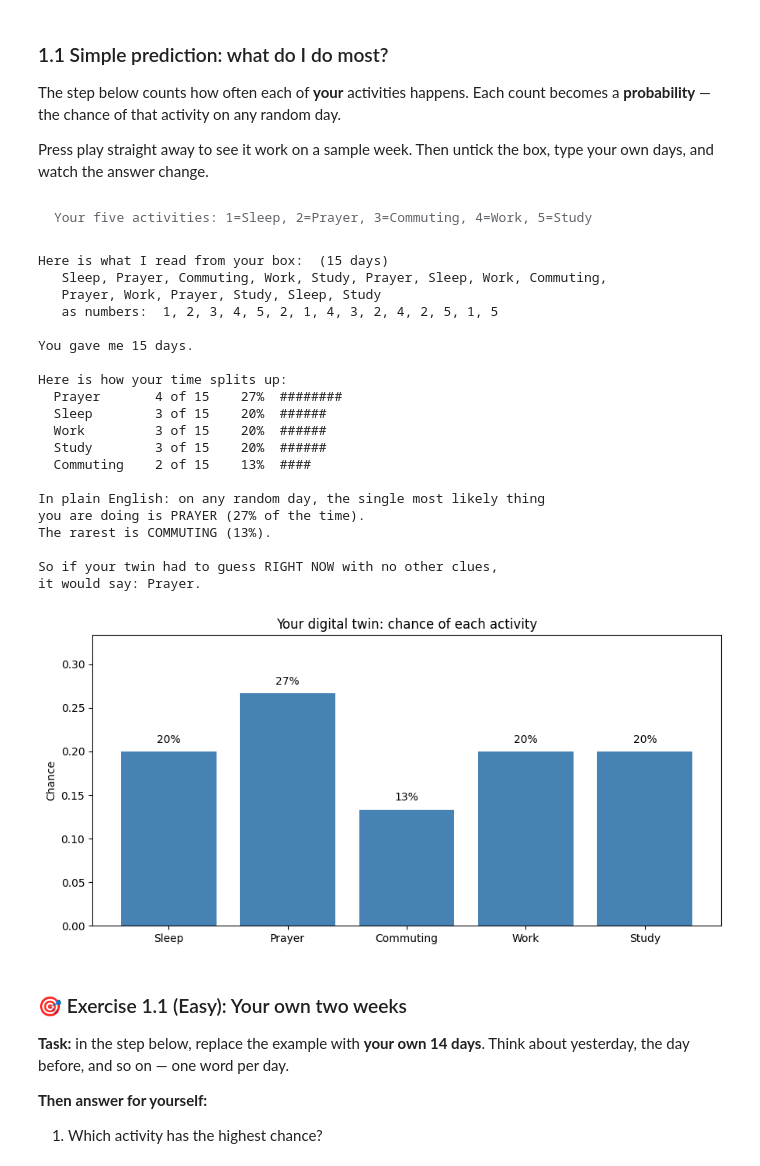
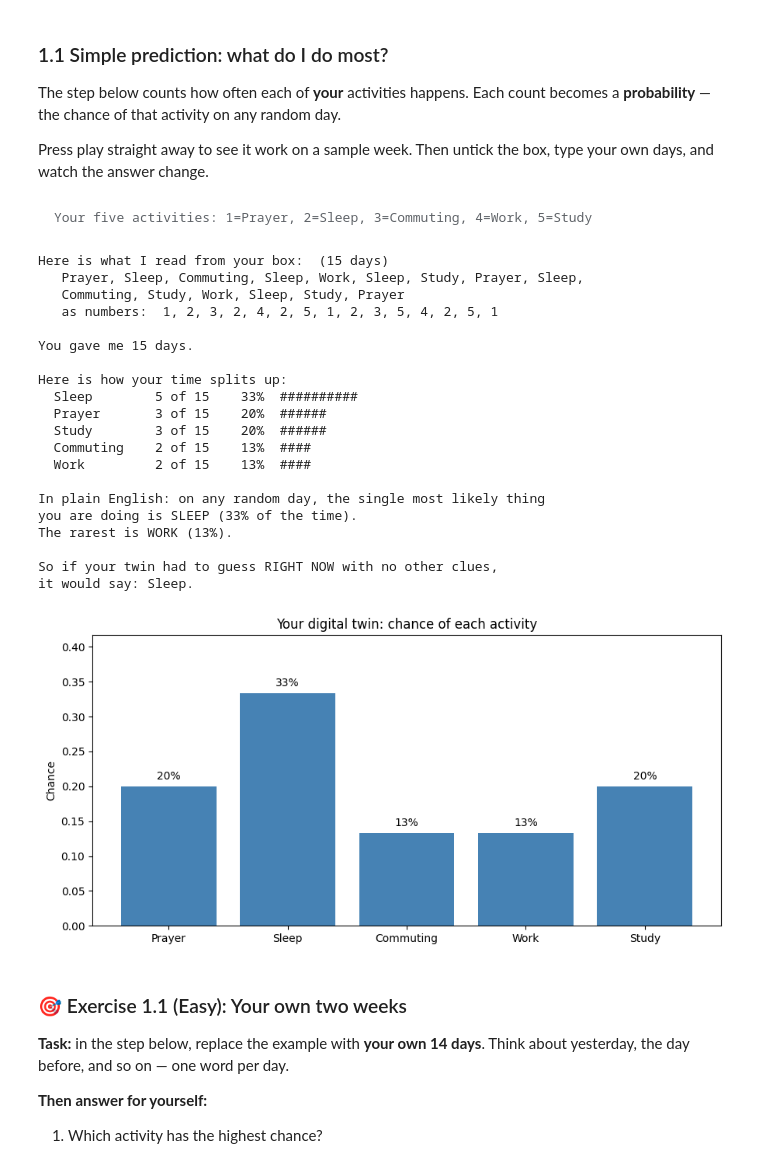
Before and after one commit to lindasomtochukwu/ATF-Colab-Tutorials, a Jupyter notebook: 01_probability_neural_networks_plain_english.ipynb, the cells around one changed output. Cells and saved outputs as stored; diff of their text form; code cells hidden in the pictures.

```diff
--- a/01_probability_neural_networks_plain_english.ipynb
+++ b/01_probability_neural_networks_plain_english.ipynb
@@ -46,8 +46,8 @@ most likely to happen next. Let's watch that happen with a week of daily activit
 #@markdown Your digital twin needs **five activities** to watch for.
 #@markdown We filled in two to start you off — **you choose the other three.**
 #@markdown Think about how you really spend a day: Work? Study? Farming? Prayer? Football? Cooking? Commuting?
-activity_1 = "Sleep" #@param {type:"string"}
-activity_2 = "Prayer" #@param {type:"string"}
+activity_1 = "Prayer" #@param {type:"string"}
+activity_2 = "Sleep" #@param {type:"string"}
 activity_3 = "Commuting" #@param {type:"string"}
 activity_4 = "Work" #@param {type:"string"}
 activity_5 = "Study" #@param {type:"string"}
@@ -199,7 +199,7 @@ type your own days, and watch the answer change.
 use_a_sample_week = False #@param {type:"boolean"}
 #@markdown **Or describe your own days** below, separated by commas.
 #@markdown Type the words, or just the numbers from Step 1 (1 = your first activity).
-my_days = "Sleep, Prayer, Commuting, Work, Study, Prayer,  Sleep, Work, Commuting, Prayer, Work, Prayer, Study, Sleep, Study" #@param {type:"string"}
+my_days = " Prayer, Sleep, Commuting, Sleep, Work, Sleep, Study, Prayer, Sleep, Commuting, Study, Work, Sleep, Study, Prayer" #@param {type:"string"}
 
 # ---- hidden helper code: learners never need to read this ----
 import numpy as np, matplotlib.pyplot as plt
@@ -304,44 +304,44 @@ else:
     print("you are doing is " + NAMES[top].upper() + " (" + format(probs[top], ".0%") + " of the time).")
     print("The rarest is " + NAMES[bottom].upper() + " (" + format(probs[bottom], ".0%") + ").")
     print("")
     print("So if your twin had to guess RIGHT NOW with no other clues,")
     print("it would say: " + NAMES[top] + ".")
     missing = [NAMES[i] for i in range(len(NAMES)) if i not in counts]
     if missing:
         print("")
         note("You never mentioned: " + ", ".join(missing) + ". Your twin will never predict those.")
     if total < 7:
         print("")
         note("That is only " + str(total) + " days. Add more for a steadier picture.")
     plt.figure(figsize=(9, 4.5)); ks = sorted(probs)
     plt.bar([NAMES[k] for k in ks], [probs[k] for k in ks], color="steelblue")
     plt.title("Your digital twin: chance of each activity")
     plt.ylabel("Chance"); plt.ylim(0, max(probs.values()) * 1.25)
     for i, k in enumerate(ks): plt.text(i, probs[k] + 0.01, format(probs[k], ".0%"), ha="center")
     plt.tight_layout(); plt.show()
 # %% [output]
-Your five activities: 1=Sleep, 2=Prayer, 3=Commuting, 4=Work, 5=Study
+Your five activities: 1=Prayer, 2=Sleep, 3=Commuting, 4=Work, 5=Study
 Here is what I read from your box:  (15 days)
-   Sleep, Prayer, Commuting, Work, Study, Prayer, Sleep, Work, Commuting,
-   Prayer, Work, Prayer, Study, Sleep, Study
-   as numbers:  1, 2, 3, 4, 5, 2, 1, 4, 3, 2, 4, 2, 5, 1, 5
+   Prayer, Sleep, Commuting, Sleep, Work, Sleep, Study, Prayer, Sleep,
+   Commuting, Study, Work, Sleep, Study, Prayer
+   as numbers:  1, 2, 3, 2, 4, 2, 5, 1, 2, 3, 5, 4, 2, 5, 1
 
 You gave me 15 days.
 
 Here is how your time splits up:
-  Prayer       4 of 15    27%  ########
-  Sleep        3 of 15    20%  ######
-  Work         3 of 15    20%  ######
+  Sleep        5 of 15    33%  ##########
+  Prayer       3 of 15    20%  ######
   Study        3 of 15    20%  ######
   Commuting    2 of 15    13%  ####
+  Work         2 of 15    13%  ####
 
 In plain English: on any random day, the single most likely thing
-you are doing is PRAYER (27% of the time).
-The rarest is COMMUTING (13%).
+you are doing is SLEEP (33% of the time).
+The rarest is WORK (13%).
 
 So if your twin had to guess RIGHT NOW with no other clues,
-it would say: Prayer.
+it would say: Sleep.
-[figure, old version]
+[figure, new version]
 # %% [markdown]
 ### 🎯 Exercise 1.1 (Easy): Your own two weeks
 
```
Also changed, not shown: parts of 7 cells of this notebook.
